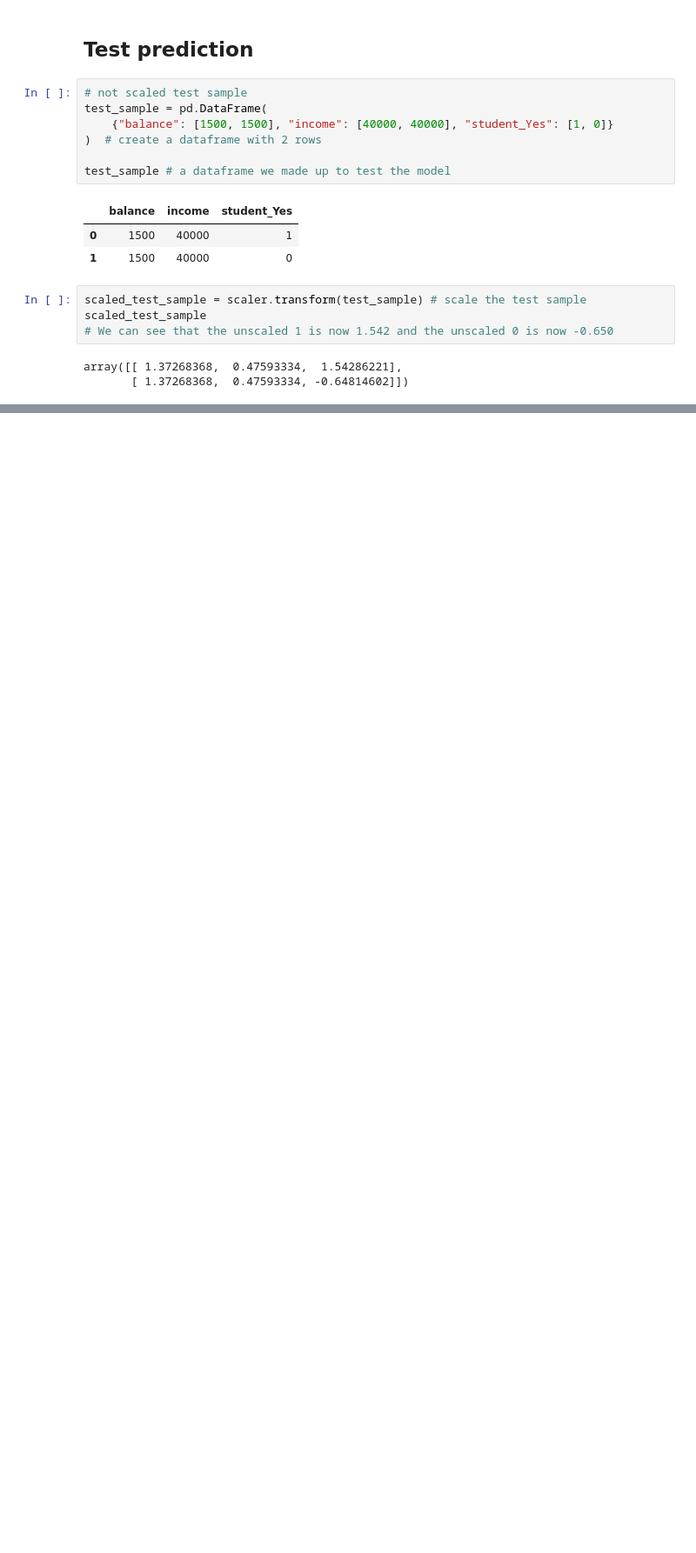
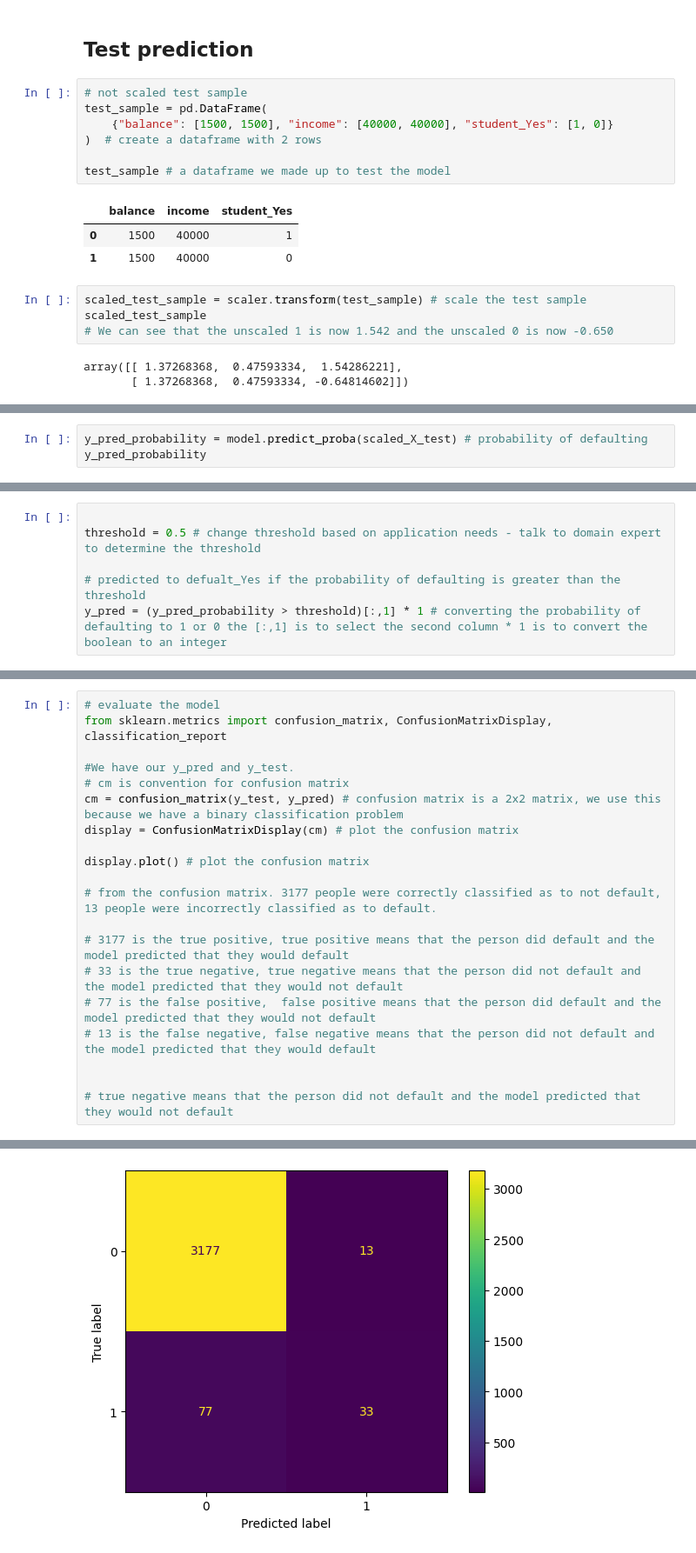
Before and after one commit to Rufshod/Machine-Learning-Alexander-Andersson, a Jupyter notebook: Code-Along/L5-Logistic_regression.ipynb, the cells around one changed output, grey strips where cells are left out. Shown: that part at 87% size. Cells and saved outputs as stored; diff of their text form; blank space fills up the shorter version.

```diff
--- a/Code-Along/L5-Logistic_regression.ipynb
+++ b/Code-Along/L5-Logistic_regression.ipynb
@@ -178,0 +186,3 @@ array([[0.94485389, 0.05514611],
+# %%
+y_pred_probability = model.predict_proba(scaled_X_test) # probability of defaulting
+y_pred_probability
@@ -178,0 +202,6 @@ array([[0.94485389, 0.05514611],
+# %%
+
+threshold = 0.5 # change threshold based on application needs - talk to domain expert to determine the threshold
+
+# predicted to defualt_Yes if the probability of defaulting is greater than the threshold
+y_pred = (y_pred_probability > threshold)[:,1] * 1 # converting the probability of defaulting to 1 or 0 the [:,1] is to select the second column * 1 is to convert the boolean to an integer
@@ -178,0 +214,21 @@ array([[0.94485389, 0.05514611],
+# %%
+# evaluate the model
+from sklearn.metrics import confusion_matrix, ConfusionMatrixDisplay, classification_report
+
+#We have our y_pred and y_test.
+# cm is convention for confusion matrix
+cm = confusion_matrix(y_test, y_pred) # confusion matrix is a 2x2 matrix, we use this because we have a binary classification problem
+display = ConfusionMatrixDisplay(cm) # plot the confusion matrix
+
+display.plot() # plot the confusion matrix
+
+# from the confusion matrix. 3177 people were correctly classified as to not default, 13 people were incorrectly classified as to default.
+
+# 3177 is the true positive, true positive means that the person did default and the model predicted that they would default
+# 33 is the true negative, true negative means that the person did not default and the model predicted that they would not default
+# 77 is the false positive,  false positive means that the person did default and the model predicted that they would not default
+# 13 is the false negative, false negative means that the person did not default and the model predicted that they would default
+
+
+# true negative means that the person did not default and the model predicted that they would not default
+# %% [output]
@@ -178,0 +236 @@ array([[0.94485389, 0.05514611],
+[figure, added]
```
Also changed, not shown: parts of 10 cells of this notebook.
